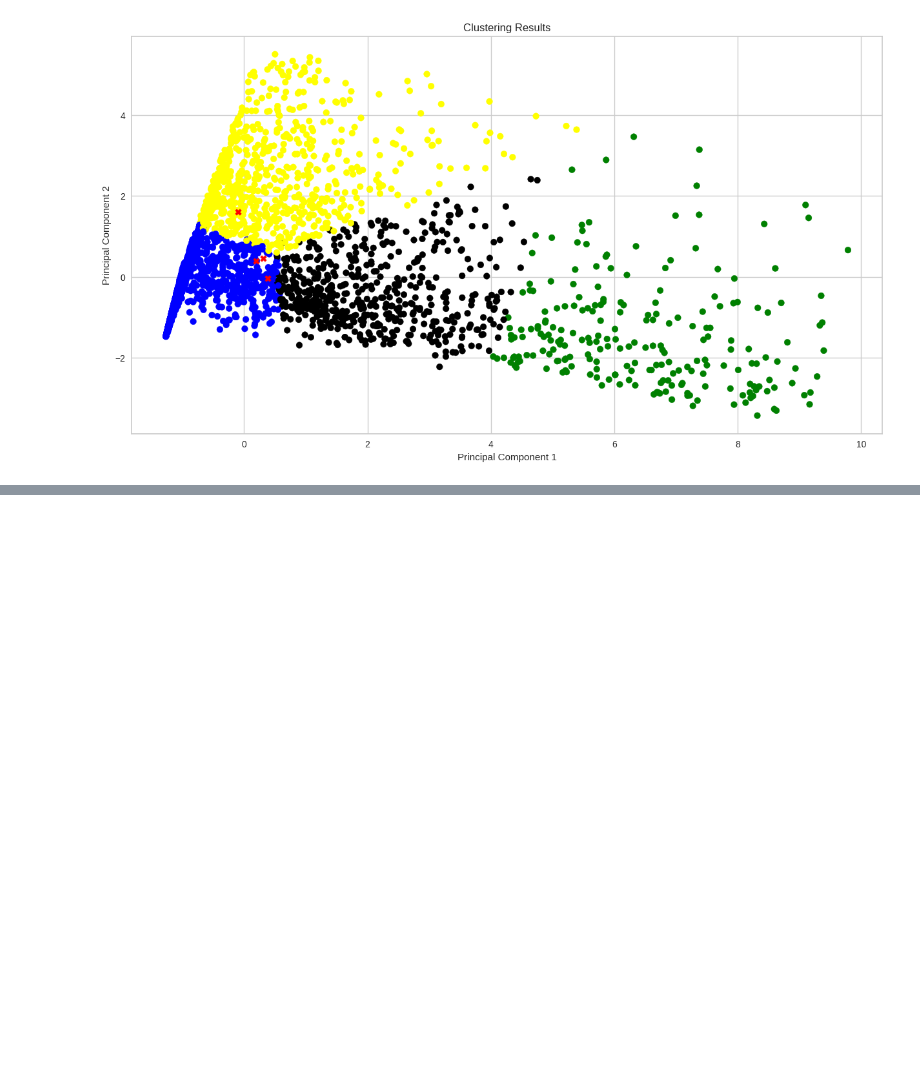
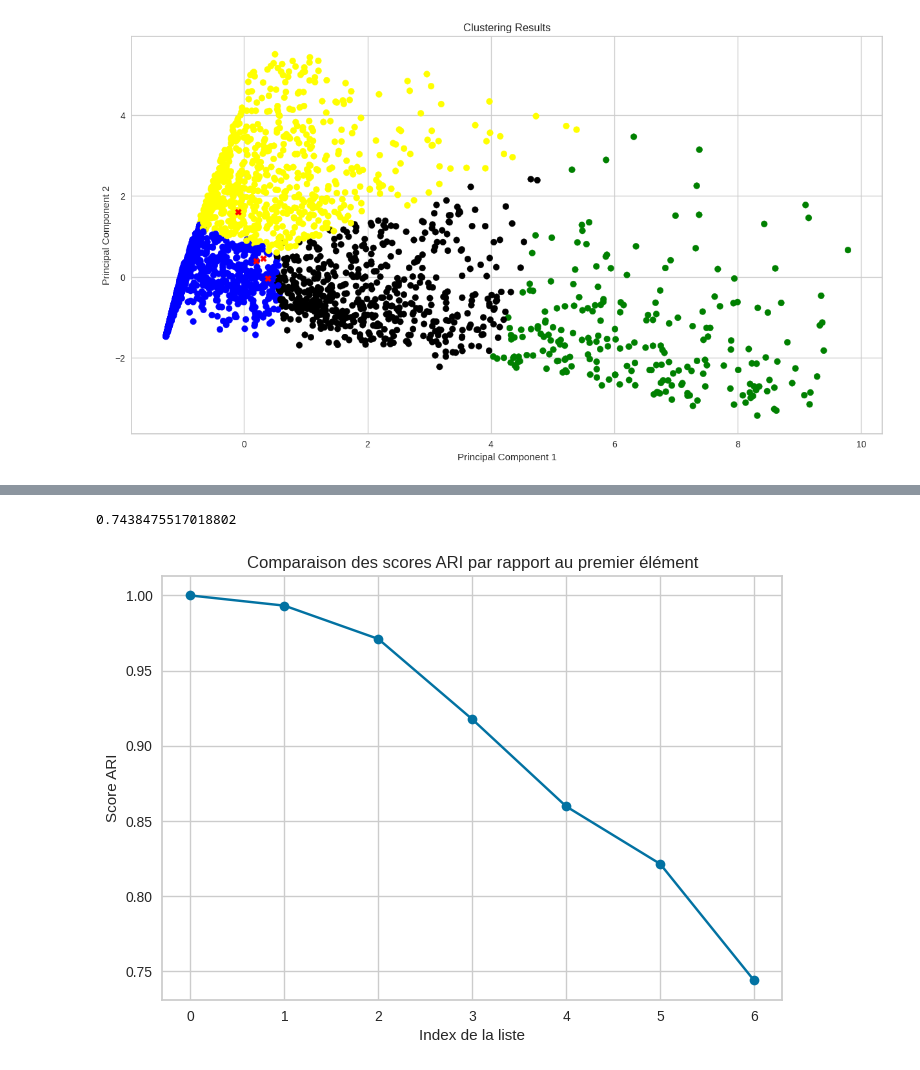
Before and after one commit to Noura-ou/projet_segmentation_client, a Jupyter notebook: src/test_ahmad.ipynb, the cells around one changed output, grey strips where cells are left out. Drawn from its saved outputs; the diff is of its cells as text; code cells hidden in the pictures; blank space fills up the shorter version.

```diff
--- a/src/test_ahmad.ipynb
+++ b/src/test_ahmad.ipynb
@@ -635,0 +638,2 @@ plt.show()
+# %%
+df_2009_2010 = df[(df['InvoiceDate'].dt.year == 2010) | (df['InvoiceDate'].dt.year == 2009)]
@@ -635,0 +737,18 @@ plt.show()
+# %%
+# Calculer RFM pour chaque DataFrame
+rfm_2009_2010 = rfm(df_2009_2010)
+rfm_2009_2010_5 = rfm(df_2009_2010_5)
+rfm_2009_2010_15 = rfm(df_2009_2010_15)
+rfm_2009_2010_30 = rfm(df_2009_2010_30)
+rfm_2009_2010_60 = rfm(df_2009_2010_60)
+rfm_2009_2010_90 = rfm(df_2009_2010_90)
+rfm_2009_2010_180 = rfm(df_2009_2010_180)
+
+# Fusionner avec le RFM de df_2009_2010 en utilisant l'index
+merged_rfm_2009_2010 = rfm_2009_2010.merge(rfm_2009_2010['cluster_labels'], left_index=True, right_index=True)
+merged_rfm_2009_2010_5 = rfm_2009_2010.merge(rfm_2009_2010_5['cluster_labels'], left_index=True, right_index=True)
+merged_rfm_2009_2010_15 = rfm_2009_2010.merge(rfm_2009_2010_15['cluster_labels'], left_index=True, right_index=True)
+merged_rfm_2009_2010_30 = rfm_2009_2010.merge(rfm_2009_2010_30['cluster_labels'], left_index=True, right_index=True)
+merged_rfm_2009_2010_60 = rfm_2009_2010.merge(rfm_2009_2010_60['cluster_labels'], left_index=True, right_index=True)
+merged_rfm_2009_2010_90 = rfm_2009_2010.merge(rfm_2009_2010_90['cluster_labels'], left_index=True, right_index=True)
+merged_rfm_2009_2010_180 = rfm_2009_2010.merge(rfm_2009_2010_180['cluster_labels'], left_index=True, right_index=True)
@@ -635,0 +772,30 @@ plt.show()
+# %%
+list_data = [merged_rfm_2009_2010, merged_rfm_2009_2010_5, merged_rfm_2009_2010_15, merged_rfm_2009_2010_30, merged_rfm_2009_2010_60, merged_rfm_2009_2010_90, merged_rfm_2009_2010_180]
+# %%
+from sklearn.metrics import adjusted_rand_score
+adjusted_rand_score(merged_rfm_2009_2010_180['cluster_labels_x'], merged_rfm_2009_2010_180['cluster_labels_y'])
+# %% [output]
+0.7438475517018802
+# %%
+from sklearn.metrics import adjusted_rand_score
+import matplotlib.pyplot as plt
+
+
+ari_scores = []
+
+# Calcul du score ARI pour chaque data frame par rapport au premier élément
+for df in list_data:
+    ari_score = adjusted_rand_score(df['cluster_labels_x'], df['cluster_labels_y'])
+    ari_scores.append(ari_score)
+
+# Indices correspondant aux positions des data frames dans la liste
+indices = range(len(list_data))
+
+# Tracé de la courbe des scores ARI
+plt.plot(indices, ari_scores, marker='o')
+plt.xlabel('Index de la liste')
+plt.ylabel('Score ARI')
+plt.title('Comparaison des scores ARI par rapport au premier élément')
+plt.show()
+# %% [output]
+[figure, added]
```
Also changed, not shown: parts of 8 cells of this notebook.
